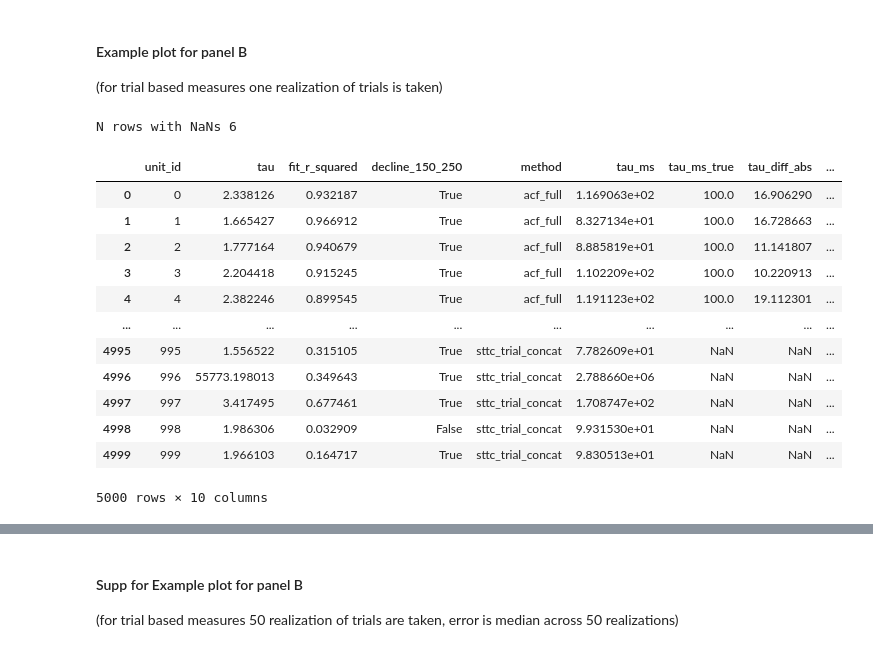
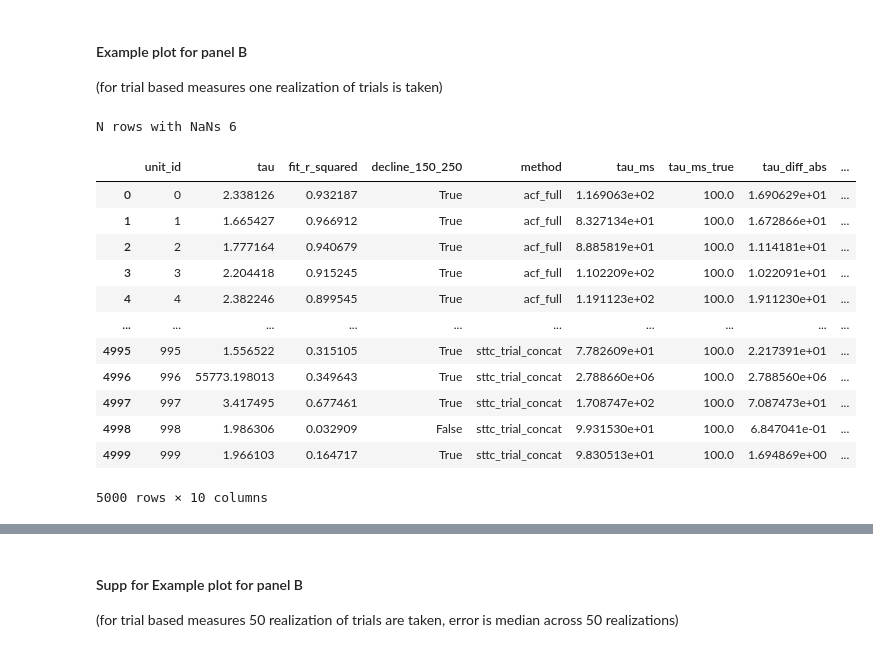
Before and after one commit to iinnpp/isttc, a Jupyter notebook: notebooks/synthetic/plot_taus_main_dataset.ipynb, the cells around one changed output, grey strips where cells are left out. Saved outputs shown, nothing was run; the diff lists cells and outputs as text; code cells hidden in the pictures.

```diff
--- a/notebooks/synthetic/plot_taus_main_dataset.ipynb
+++ b/notebooks/synthetic/plot_taus_main_dataset.ipynb
@@ -284,33 +286,44 @@ intervals = {
 # %%
 # df for example plot (for trial based measures one realization of trials is taken)
 random_trials_impl = random_trials_impl_l[10]
 
-acf_pearsontr_trial_avg_plot_df = get_trials_plot_df(pearsonr_trial_avg_dict, 'pearsonr_trial_avg', random_trials_impl)
-acf_sttc_trial_concat_plot_df = get_trials_plot_df(sttc_trial_concat_dict, 'sttc_trial_concat', random_trials_impl)
-acf_sttc_trial_avg_plot_df = get_trials_plot_df(sttc_trial_avg_dict, 'sttc_trial_avg', random_trials_impl)
+pearsontr_trial_avg_plot_df = get_trials_plot_df(pearsonr_trial_avg_dict, 'pearsonr_trial_avg', random_trials_impl)
+pearsontr_trial_avg_plot_df['tau_ms_true'] = tau_ms
+pearsontr_trial_avg_plot_df['tau_diff_abs'] = np.abs(pearsontr_trial_avg_plot_df['tau_ms'] - pearsontr_trial_avg_plot_df['tau_ms_true'])
+pearsontr_trial_avg_plot_df['tau_diff_rel'] = pearsontr_trial_avg_plot_df['tau_diff_abs'] / pearsontr_trial_avg_plot_df['tau_ms_true'] * 100
+
+sttc_trial_concat_plot_df = get_trials_plot_df(sttc_trial_concat_dict, 'sttc_trial_concat', random_trials_impl)
+sttc_trial_concat_plot_df['tau_ms_true'] = tau_ms
+sttc_trial_concat_plot_df['tau_diff_abs'] = np.abs(sttc_trial_concat_plot_df['tau_ms'] - sttc_trial_concat_plot_df['tau_ms_true'])
+sttc_trial_concat_plot_df['tau_diff_rel'] = sttc_trial_concat_plot_df['tau_diff_abs'] / sttc_trial_concat_plot_df['tau_ms_true'] * 100
+
+sttc_trial_avg_plot_df = get_trials_plot_df(sttc_trial_avg_dict, 'sttc_trial_avg', random_trials_impl)
+sttc_trial_avg_plot_df['tau_ms_true'] = tau_ms
+sttc_trial_avg_plot_df['tau_diff_abs'] = np.abs(sttc_trial_avg_plot_df['tau_ms'] - sttc_trial_avg_plot_df['tau_ms_true'])
+sttc_trial_avg_plot_df['tau_diff_rel'] = sttc_trial_avg_plot_df['tau_diff_abs'] / sttc_trial_avg_plot_df['tau_ms_true'] * 100
 
 tau_5methods_one_trial_impl_df = pd.concat([acf_full_plot_df, isttc_full_plot_df,
-                                            acf_pearsontr_trial_avg_plot_df,
-                                            acf_sttc_trial_avg_plot_df,
-                                            acf_sttc_trial_concat_plot_df])
+                                            pearsontr_trial_avg_plot_df,
+                                            sttc_trial_avg_plot_df,
+                                            sttc_trial_concat_plot_df])
 tau_5methods_one_trial_impl_df['log_tau_ms'] = np.log10(tau_5methods_one_trial_impl_df['tau_ms'])
 tau_5methods_one_trial_impl_df.reset_index(inplace=True, drop=True)
 
 tau_5methods_one_trial_impl_df
 # %% [output]
 N rows with NaNs 6
 |  | unit_id | tau | fit_r_squared | decline_150_250 | method | tau_ms | tau_ms_true | tau_diff_abs | ... |
-| 0 | 0 | 2.338126 | 0.932187 | True | acf_full | 1.169063e+02 | 100.0 | 16.906290 | ... |
-| 1 | 1 | 1.665427 | 0.966912 | True | acf_full | 8.327134e+01 | 100.0 | 16.728663 | ... |
-| 2 | 2 | 1.777164 | 0.940679 | True | acf_full | 8.885819e+01 | 100.0 | 11.141807 | ... |
-| 3 | 3 | 2.204418 | 0.915245 | True | acf_full | 1.102209e+02 | 100.0 | 10.220913 | ... |
-| 4 | 4 | 2.382246 | 0.899545 | True | acf_full | 1.191123e+02 | 100.0 | 19.112301 | ... |
+| 0 | 0 | 2.338126 | 0.932187 | True | acf_full | 1.169063e+02 | 100.0 | 1.690629e+01 | ... |
+| 1 | 1 | 1.665427 | 0.966912 | True | acf_full | 8.327134e+01 | 100.0 | 1.672866e+01 | ... |
+| 2 | 2 | 1.777164 | 0.940679 | True | acf_full | 8.885819e+01 | 100.0 | 1.114181e+01 | ... |
+| 3 | 3 | 2.204418 | 0.915245 | True | acf_full | 1.102209e+02 | 100.0 | 1.022091e+01 | ... |
+| 4 | 4 | 2.382246 | 0.899545 | True | acf_full | 1.191123e+02 | 100.0 | 1.911230e+01 | ... |
 | ... | ... | ... | ... | ... | ... | ... | ... | ... | ... |
-| 4995 | 995 | 1.556522 | 0.315105 | True | sttc_trial_concat | 7.782609e+01 | NaN | NaN | ... |
-| 4996 | 996 | 55773.198013 | 0.349643 | True | sttc_trial_concat | 2.788660e+06 | NaN | NaN | ... |
-| 4997 | 997 | 3.417495 | 0.677461 | True | sttc_trial_concat | 1.708747e+02 | NaN | NaN | ... |
-| 4998 | 998 | 1.986306 | 0.032909 | False | sttc_trial_concat | 9.931530e+01 | NaN | NaN | ... |
-| 4999 | 999 | 1.966103 | 0.164717 | True | sttc_trial_concat | 9.830513e+01 | NaN | NaN | ... |
+| 4995 | 995 | 1.556522 | 0.315105 | True | sttc_trial_concat | 7.782609e+01 | 100.0 | 2.217391e+01 | ... |
+| 4996 | 996 | 55773.198013 | 0.349643 | True | sttc_trial_concat | 2.788660e+06 | 100.0 | 2.788560e+06 | ... |
+| 4997 | 997 | 3.417495 | 0.677461 | True | sttc_trial_concat | 1.708747e+02 | 100.0 | 7.087473e+01 | ... |
+| 4998 | 998 | 1.986306 | 0.032909 | False | sttc_trial_concat | 9.931530e+01 | 100.0 | 6.847041e-01 | ... |
+| 4999 | 999 | 1.966103 | 0.164717 | True | sttc_trial_concat | 9.830513e+01 | 100.0 | 1.694869e+00 | ... |
 5000 rows × 10 columns
 # %%
 df = tau_5methods_one_trial_impl_df.copy()
```
Also changed, not shown: parts of 22 cells of this notebook.
